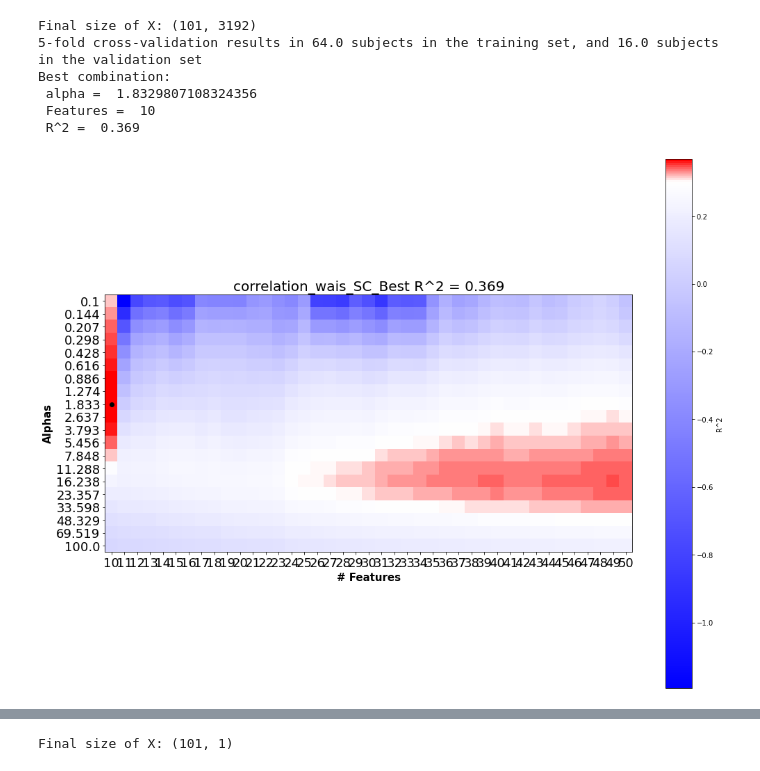
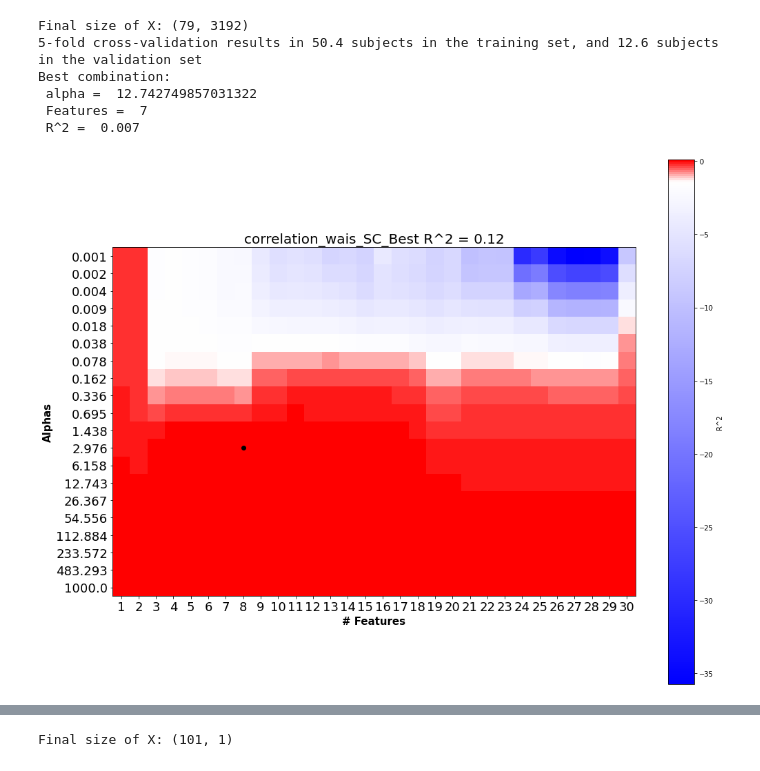
Before and after one commit to emilyolafson/cognition_nemo, a Jupyter notebook: iowa_SC_FC_cognition.ipynb, the cells around one changed output, grey strips where cells are left out. Saved outputs shown, nothing was run; the diff lists cells and outputs as text; code cells hidden in the pictures.

```diff
--- a/iowa_SC_FC_cognition.ipynb
+++ b/iowa_SC_FC_cognition.ipynb
@@ -265,6 +265,9 @@ def gcv_ridge(hyperparam, x, y, k, featsel='None', a=10):
         elif featsel=='PCA':
             x_train, x_valid, components = feature_select_PCA(x_train, x_valid, a)
             comp.append(components)
+        elif featsel=='none':
+            x_train=x_train
+            x_valid=x_valid
 
         # Fit ridge regression with (x_train_scaled, y_train), and predict x_train_scaled
         regr = linear_model.Ridge(alpha=alpha, normalize=True, max_iter=1000000, random_state=42)
@@ -307,10 +310,17 @@ def gridsearch_cv(k, x, y, featselect, alphas, feats):
     for alpha in alphas:
         row, = np.where(alphas==alpha)
 
-        # run feature selection (# of components) in parallel
-        gcv=Parallel(n_jobs=-1,verbose=0)(delayed(parallel_featsearch)(alpha,x, y, k, featselect, feat) for feat in feats)
-        gcv=np.array(gcv)
-        gcv_values[row]=gcv
+        if featselect == 'none':
+            # run feature selection (# of components) in parallel
+            gcv=Parallel(n_jobs=-1,verbose=0)(delayed(parallel_featsearch)(alpha,x, y, k, featselect, 0))
+            gcv=np.array(gcv)
+            gcv_values[row]=gcv
+        else:
+           # run feature selection (# of components) in parallel
+            gcv=Parallel(n_jobs=-1,verbose=0)(delayed(parallel_featsearch)(alpha,x, y, k, featselect, feat) for feat in feats)
+            gcv=np.array(gcv)
+            gcv_values[row]=gcv
+
 
         row=np.argmax(np.max(gcv_values, axis=1))
         col=np.argmax(np.max(gcv_values, axis=0))
@@ -358,7 +368,7 @@ def gridsearch_plsr(k, x, y, components):
 
     return presssum
 
-def plot_figure(gcv_values, string):
+def plot_figure(gcv_values, string, midpt):
     '''Plots the R^2 value obtained across all grid-search pairs (# features and regularization values.)'''
 
     plt.figure(figsize=(17,14))
@@ -497,13 +515,14 @@ plotting.plot_connectome(fs86, coordinates,
 # -------------------- MODEL OPTIMIZATION --------------------
 # range of alphas
 n_alphas=20
-alpha_start=-1
-alpha_end=2
-alphas = np.logspace(alpha_start, alpha_end, n_alphas, base=10, dtype=None)
+alpha_start=-3
+alpha_end=3
+alphas = np.logspace(alpha_start, alpha_end, n_alphas, base=10,dtype=None)
 
 #number of features (# pricipal components or variables to retain)
-feat_start=10
-feat_end=50
+feat_start=1
+feat_end=30
+
 n_feats=feat_end-feat_start+1
 feats = np.linspace(feat_start, feat_end, n_feats, dtype=int)
 
@@ -519,13 +538,13 @@ X=prepare_data(X)
 
 #set y to be the measure you want to predict
 #Y = np.log(np.array(tmt))
-Y=np.array(wais)
+Y=np.array(pc1)
 
 # set aside data for hold-out final testing:
-x, x_test, y, y_test = train_test_split(X, Y, test_size=1-train_size, shuffle=True, random_state=42)
+x, x_test, y, y_test = train_test_split(X, Y, test_size=1-train_size, shuffle=True, random_state=4)
 
 # feature selection type
-featselect='correlation'
+featselect='PCA'
 
 bestalpha, bestfeats, bestr2, gcv_values_r2= gridsearch_cv(k, x, y, featselect, alphas, feats)
 
@@ -537,17 +556,17 @@ bestfeats=feats[col]
 
 print('Best combination: \n alpha = ', str(alphas[row]), '\n Features = ', str(feats[col]), '\n R^2 = ', str(np.round(np.max(gcv_values_r2), 3)))
 # %% [output]
-Final size of X: (101, 3192)
-5-fold cross-validation results in 64.0 subjects in the training set, and 16.0 subjects in the validation set
+Final size of X: (79, 3192)
+5-fold cross-validation results in 50.4 subjects in the training set, and 12.6 subjects in the validation set
 Best combination:
- alpha =  1.8329807108324356
- Features =  10
- R^2 =  0.369
+ alpha =  12.742749857031322
+ Features =  7
+ R^2 =  0.007
 # %%
 # plot variance explained over hyperparameter search space
-plot_figure(gcv_values_r2,'correlation_wais_SC')
+plot_figure(gcv_values_r2,'correlation_wais_SC', 0.999)
 # %% [output]
-[figure, old version]
+[figure, new version]
 # %%
 # predictions for SC-  PCA and correlation
 
```
Also changed, not shown: parts of 17 cells of this notebook, 2 other files.
